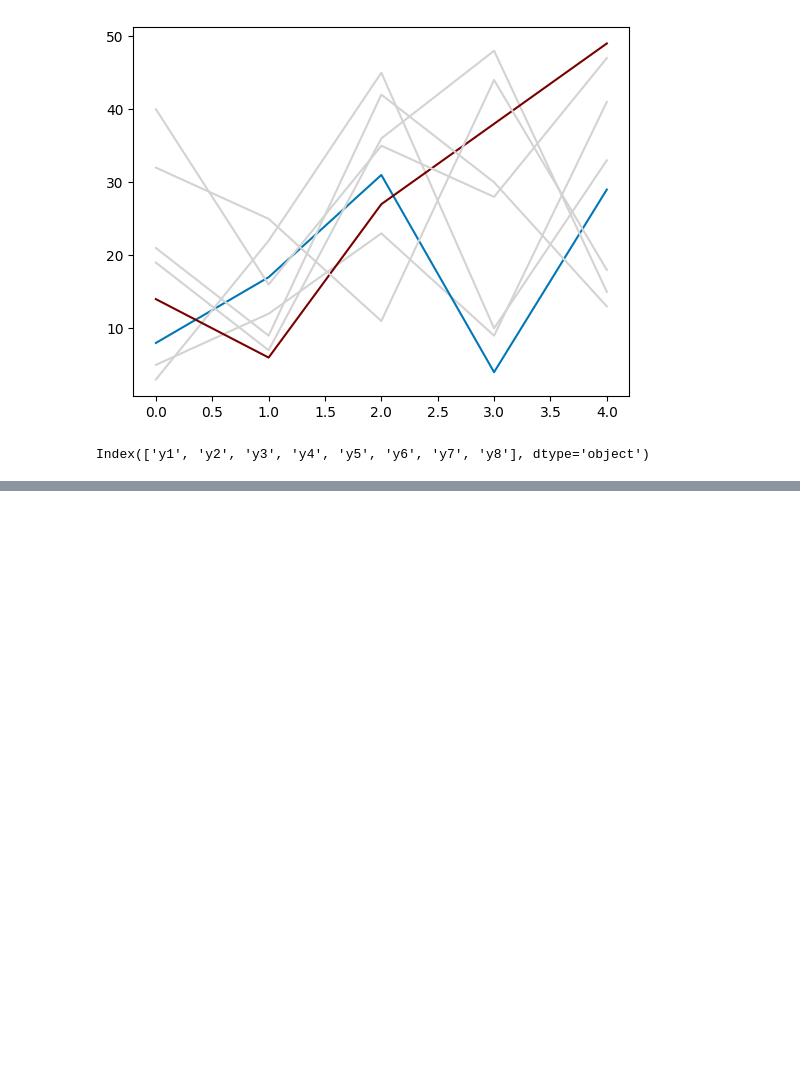
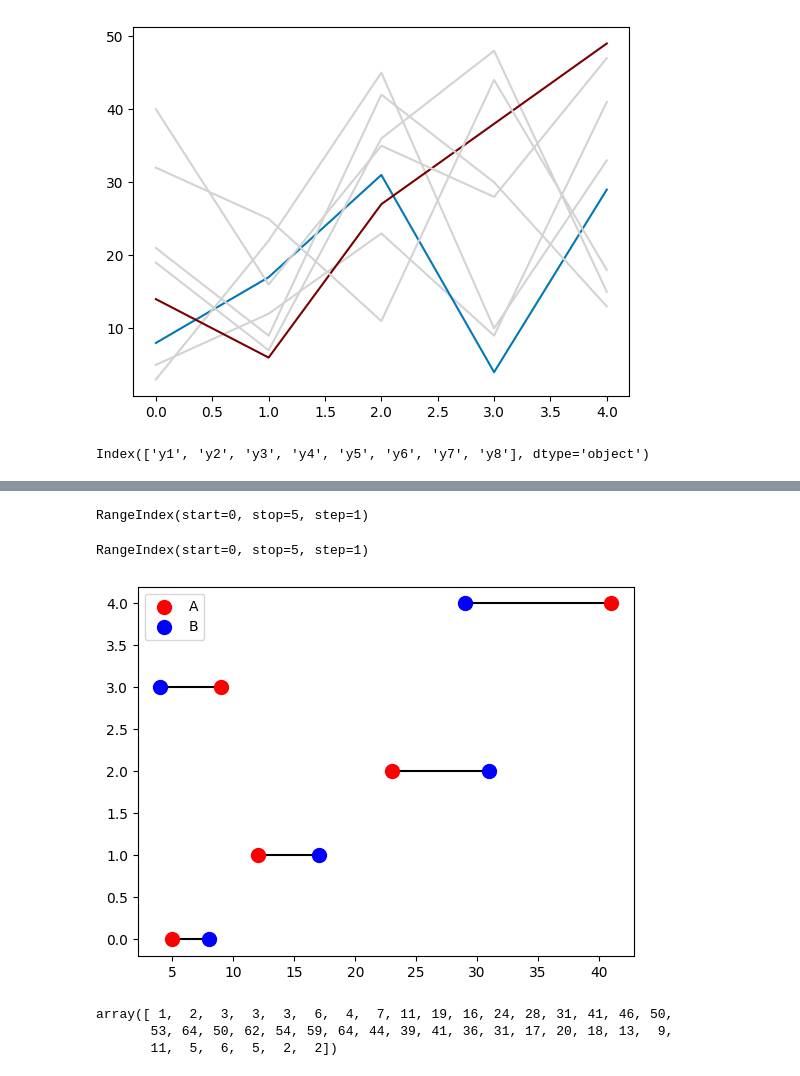
Before and after one commit to tdoan123/data-learning-journey, a Jupyter notebook: Python/MatplotlibJourney/size_shape_opacity_colors.ipynb, the cells around one changed output, grey strips where cells are left out. Cells and saved outputs as stored; diff of their text form; code cells hidden in the pictures; blank space fills up the shorter version.

```diff
--- a/Python/MatplotlibJourney/size_shape_opacity_colors.ipynb
+++ b/Python/MatplotlibJourney/size_shape_opacity_colors.ipynb
@@ -1220,3 +1220,9 @@ plt.show()
 df_plot_line.columns
 # %% [output]
 Index(['y1', 'y2', 'y3', 'y4', 'y5', 'y6', 'y7', 'y8'], dtype='object')
+# %%
+# clevaland (or dumbbell) chart
+d_dumbbel = pd.DataFrame({
+  "A": [5, 12, 23, 9, 41],
+  "B": [8, 17, 31, 4, 29],
+})
@@ -1222,0 +1238,26 @@ Index(['y1', 'y2', 'y3', 'y4', 'y5', 'y6', 'y7', 'y8'], dtype='object')
+# %%
+y = d_dumbbel.index
+# %%
+y
+# %% [output]
+RangeIndex(start=0, stop=5, step=1)
+# %%
+print(y)
+# %% [output]
+RangeIndex(start=0, stop=5, step=1)
+# %%
+fig, ax = plt.subplots()
+
+ax.scatter(d_dumbbel['A'], y, color = 'red', s=100)
+ax.scatter(d_dumbbel['B'], y, color = 'blue', s=100)
+ax.hlines(
+    y = y,
+    xmin=d_dumbbel['A'],
+    xmax=d_dumbbel['B'],
+    color = 'black',
+    zorder=-1
+)
+ax.legend(labels=['A','B'])
+plt.show()
+# %% [output]
+[figure, added]
@@ -1222,0 +1269,6 @@ Index(['y1', 'y2', 'y3', 'y4', 'y5', 'y6', 'y7', 'y8'], dtype='object')
+# %%
+hist
+# %% [output]
+array([ 1,  2,  3,  3,  3,  6,  4,  7, 11, 19, 16, 24, 28, 31, 41, 46, 50,
+       53, 64, 50, 62, 54, 59, 64, 44, 39, 41, 36, 31, 17, 20, 18, 13,  9,
+       11,  5,  6,  5,  2,  2])
```
Also changed, not shown: parts of 46 cells of this notebook.
